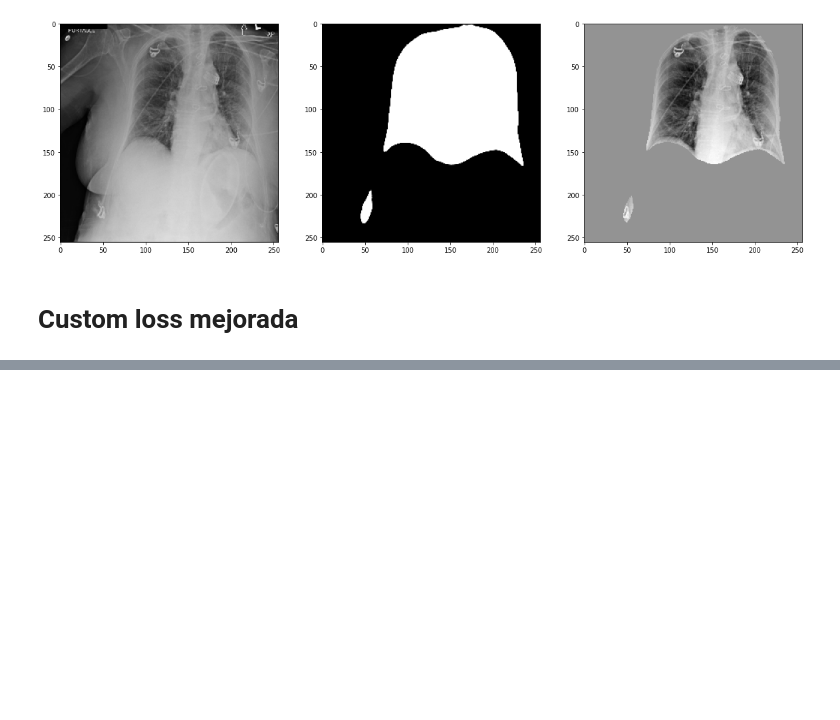
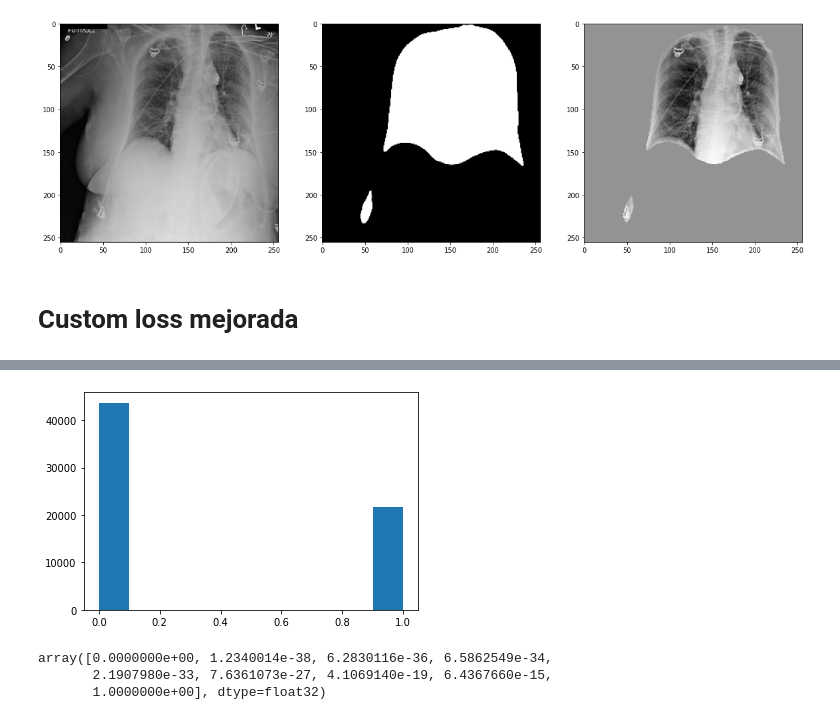
Before and after one commit to maryskal/SITK, a Jupyter notebook: neural_networks/probar_modelos.ipynb, the cells around one changed output, grey strips where cells are left out. Drawn from its saved outputs; the diff is of its cells as text; code cells hidden in the pictures; blank space fills up the shorter version.

```diff
--- a/neural_networks/probar_modelos.ipynb
+++ b/neural_networks/probar_modelos.ipynb
@@ -221,0 +227,10 @@ NameError: in user code:
+# %%
+_=plt.hist(mask.flatten(), 10)
+# %% [output]
+[figure, added]
+# %%
+np.unique(mask)
+# %% [output]
+array([0.0000000e+00, 1.2340014e-38, 6.2830116e-36, 6.5862549e-34,
+       2.1907980e-33, 7.6361073e-27, 4.1069140e-19, 6.4367660e-15,
+       1.0000000e+00], dtype=float32)
```
Also changed, not shown: parts of 12 cells of this notebook, 6 other files.
